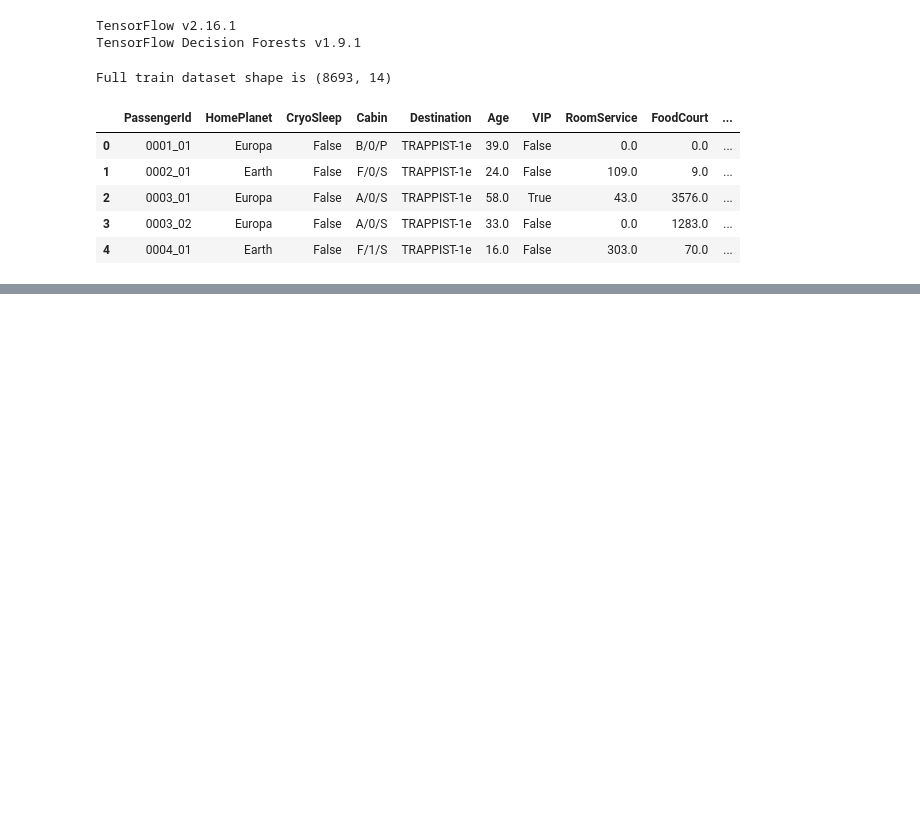
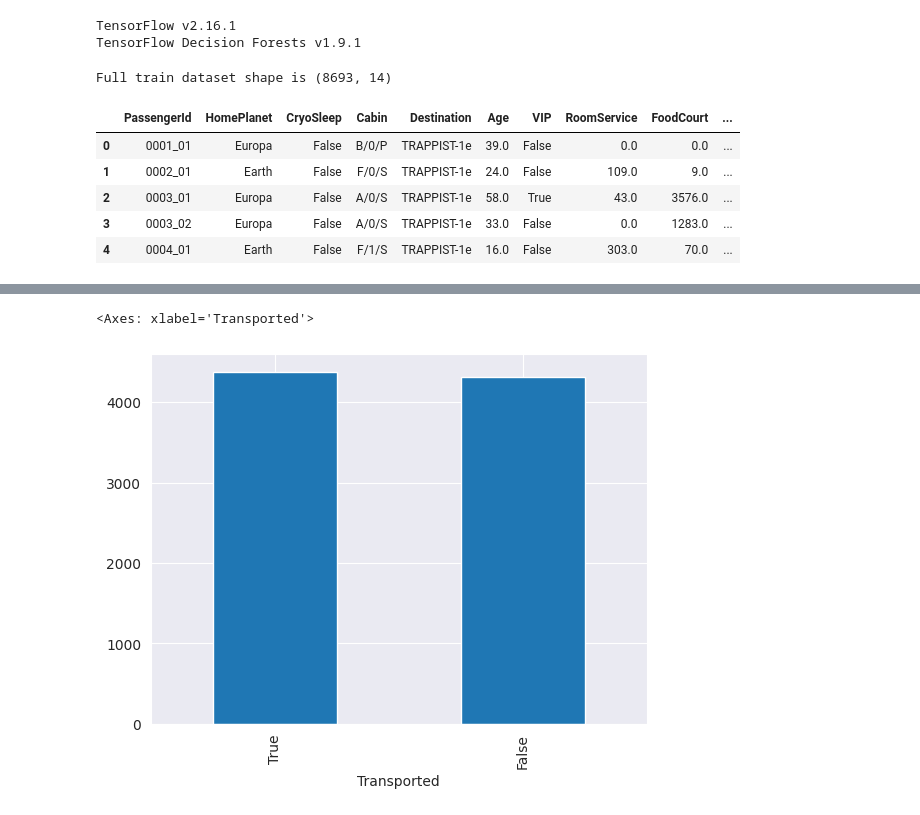
Before and after one commit to cangqiongyishao/KaggleCompetition, a Jupyter notebook: Spaceship Titanic/Spaceship Titanic with TFDF.ipynb, the cells around one changed output, grey strips where cells are left out. Cells and saved outputs as stored; diff of their text form; code cells hidden in the pictures; blank space fills up the shorter version.

```diff
--- a/Spaceship Titanic/Spaceship Titanic with TFDF.ipynb
+++ b/Spaceship Titanic/Spaceship Titanic with TFDF.ipynb
@@ -32,0 +65,6 @@ dataset_df.head(5)
+# %%
+plot_df=dataset_df.Transported.value_counts()
+plot_df.plot(kind='bar')
+# %% [output]
+<Axes: xlabel='Transported'>
+[figure, added]
```
Also changed, not shown: parts of 12 cells of this notebook.
